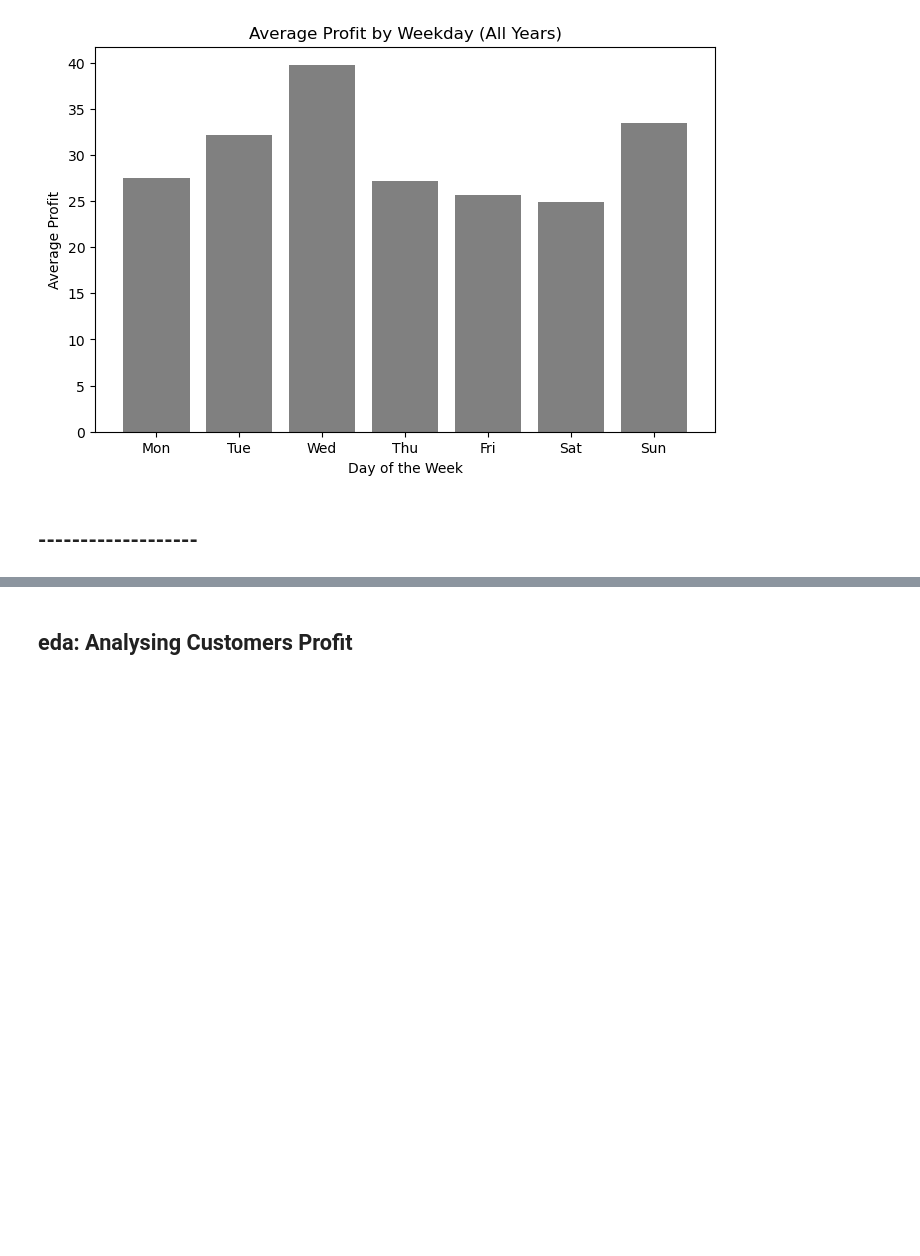
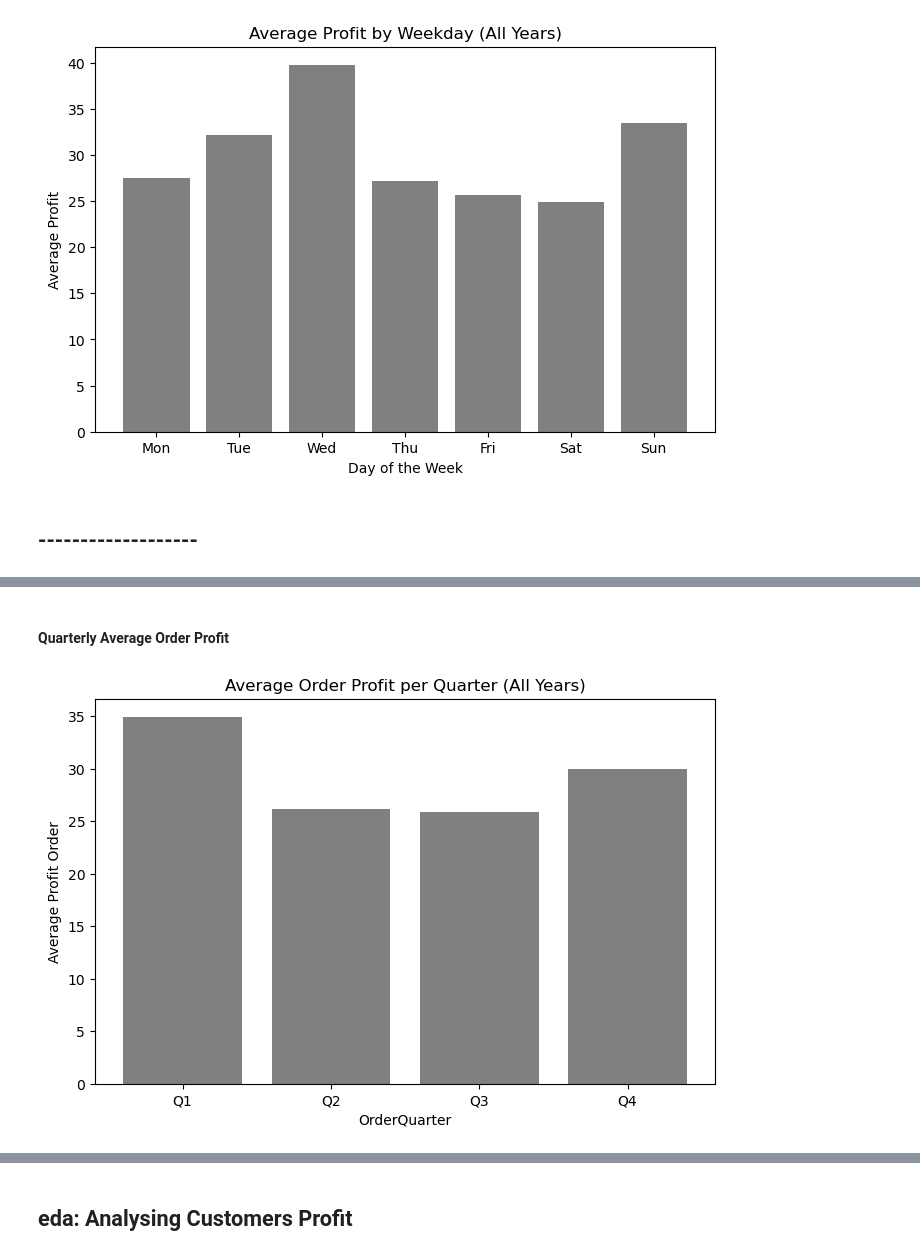
Before and after one commit to marcosmicozzi/Module02, a Jupyter notebook: module2_eda.ipynb, the cells around one changed output, grey strips where cells are left out. Cells and saved outputs as stored; diff of their text form; code cells hidden in the pictures; blank space fills up the shorter version.

```diff
--- a/module2_eda.ipynb
+++ b/module2_eda.ipynb
@@ -168,0 +222,17 @@ plt.show()
+# %% [markdown]
+#### Quarterly Average Order Profit
+# %%
+avg_profit_by_quarter = df.groupby('OrderQuarter')['Profit'].sum().reindex(['Q1','Q2','Q3','Q4']).reset_index()
+order_amount_quarter = df.groupby('OrderQuarter')['OrderID'].count().reset_index()
+merged_quarter = avg_profit_by_quarter.merge(order_amount_quarter, on='OrderQuarter')
+avg_orderprice_by_quarter = merged_quarter['Profit']/merged_quarter['OrderID']
+
+
+plt.figure(figsize=(8,5))
+plt.bar(merged_quarter['OrderQuarter'], avg_orderprice_by_quarter, color='grey')
+plt.title('Average Order Profit per Quarter (All Years)')
+plt.xlabel('OrderQuarter')
+plt.ylabel('Average Profit Order')
+plt.show()
+# %% [output]
+[figure, added]
```
Also changed, not shown: parts of 16 cells of this notebook.
